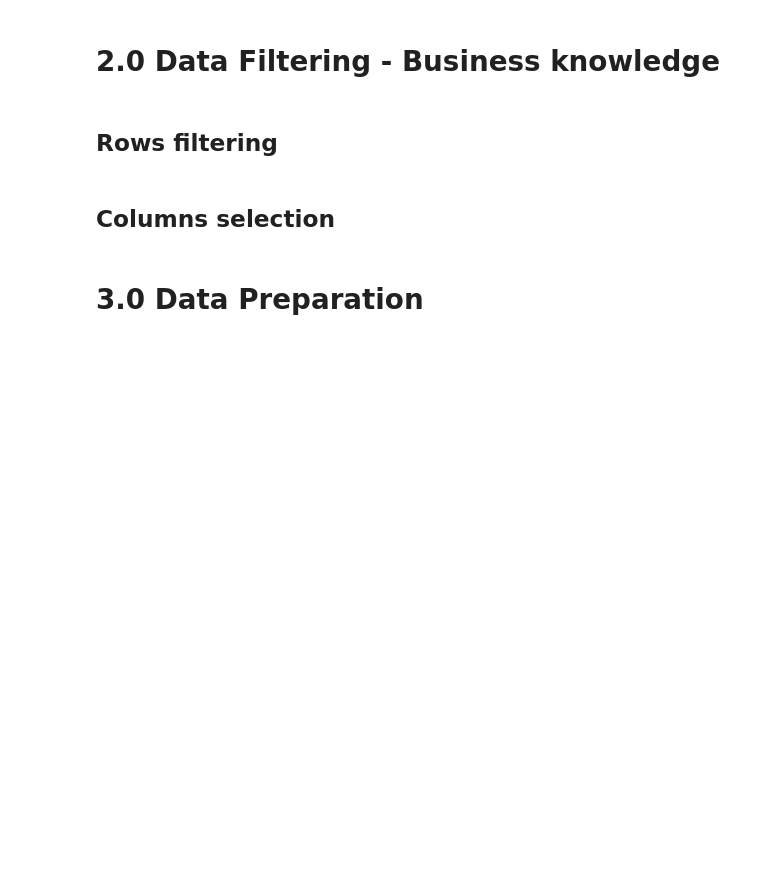
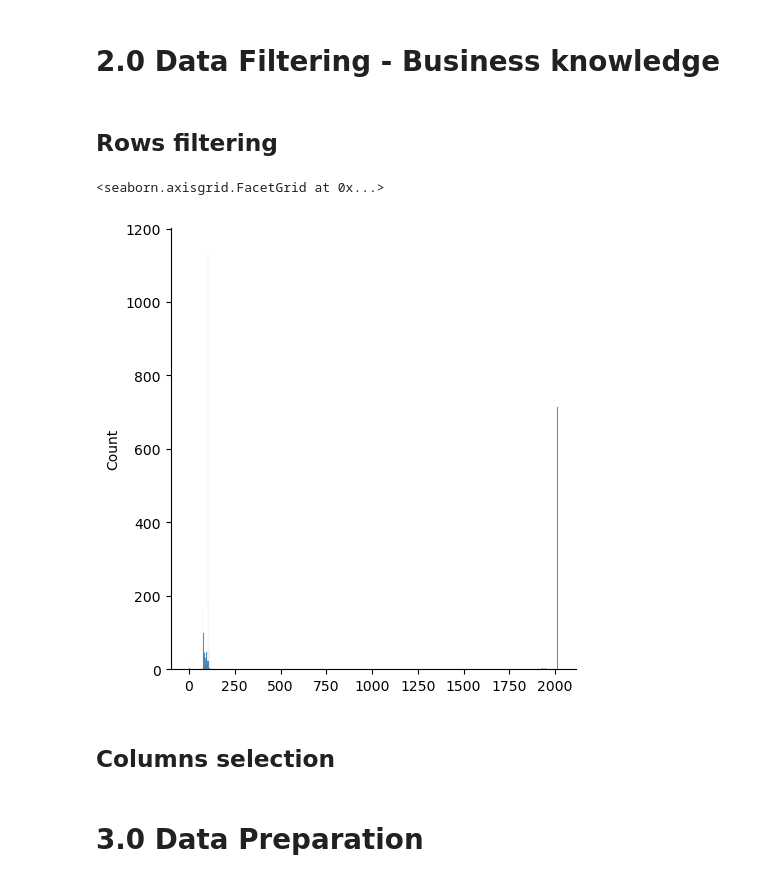
Before and after one commit to marcosbertochi/airbnbpredictfirstbooking, a Jupyter notebook: airbnb-predict-1st-booking-v2.ipynb, the cells around one changed output. Saved outputs shown, nothing was run; the diff lists cells and outputs as text; code cells hidden in the pictures; blank space fills up the shorter version.

```diff
--- a/airbnb-predict-1st-booking-v2.ipynb
+++ b/airbnb-predict-1st-booking-v2.ipynb
@@ -226,6 +372,14 @@ Name: country_destination, dtype: float64
 df2 = df1.copy()
 # %% [markdown]
 ## Rows filtering
+# %%
+#outliers on age
+outliers_age = outlier_detection(df1,'age')
+# %%
+sns.displot(outliers_age)
+# %% [output]
+<seaborn.axisgrid.FacetGrid at 0x...>
+[figure, added]
 # %% [markdown]
 ## Columns selection
 # %% [markdown]
```
Also changed, not shown: parts of 30 cells of this notebook.
